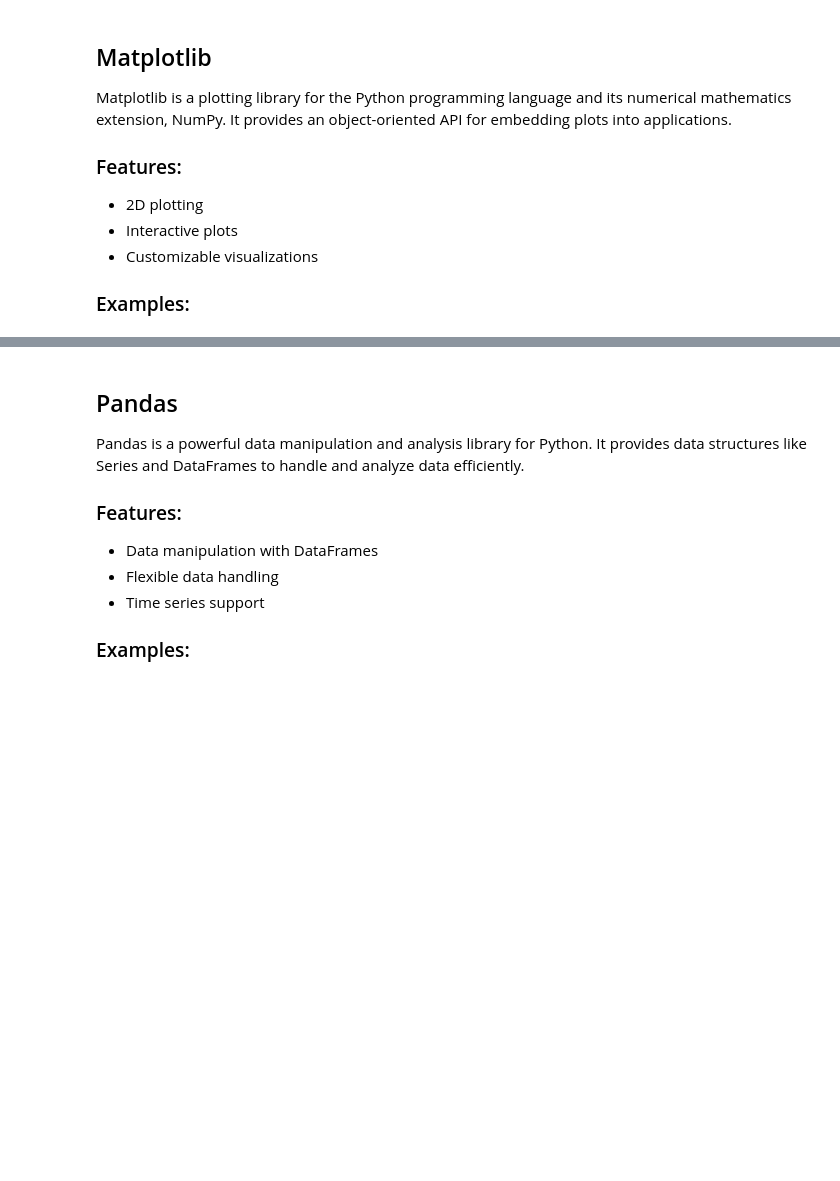
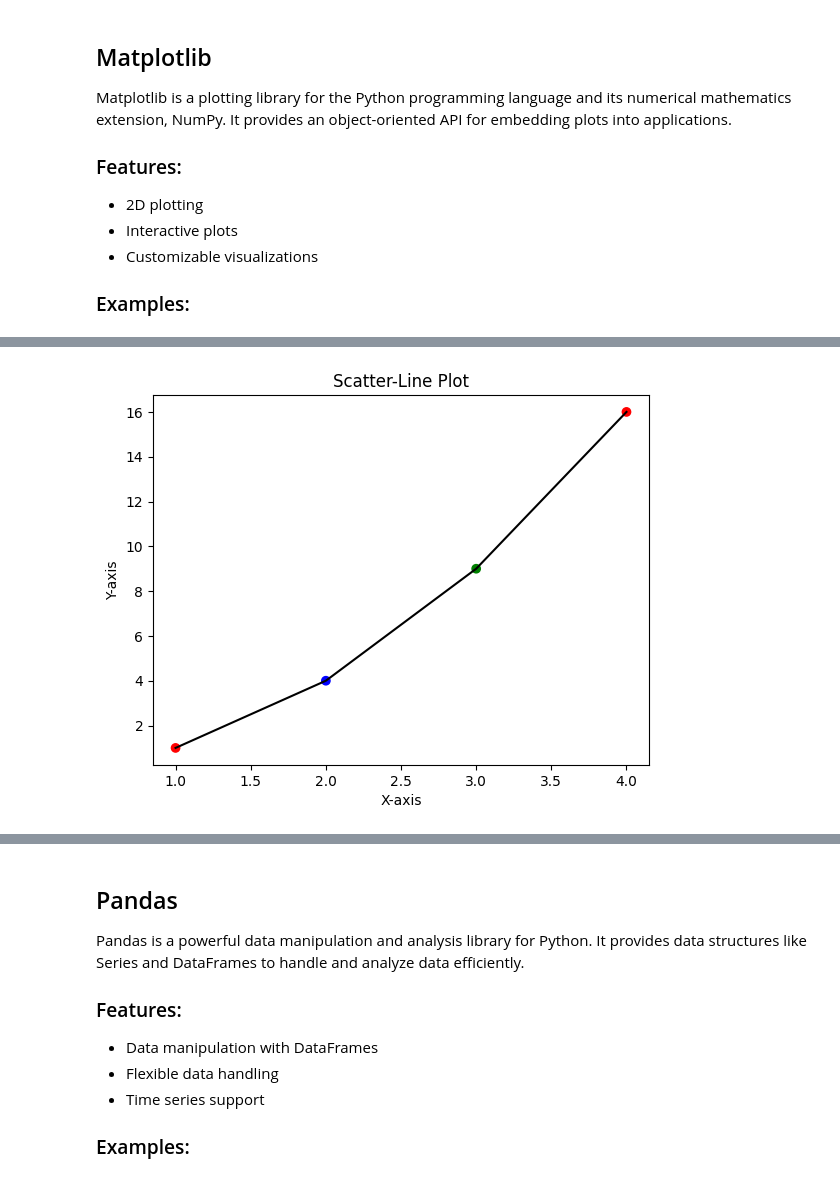
Before and after one commit to shahab271069/Advanced-Time-series-analysis, a Jupyter notebook: Python_third_session.ipynb, the cells around one changed output, grey strips where cells are left out. Drawn from its saved outputs; the diff is of its cells as text; code cells hidden in the pictures; blank space fills up the shorter version.

```diff
--- a/Python_third_session.ipynb
+++ b/Python_third_session.ipynb
@@ -646,0 +774,10 @@ plt.show()
+# %%
+# Example 3: Scatter and line plot
+plt.scatter([1, 2, 3, 4], [1, 4, 9, 16], c=['r','b','g','r'])
+plt.plot([1, 2, 3, 4], [1, 4, 9, 16],c='k')
+plt.title('Scatter-Line Plot')
+plt.xlabel('X-axis')
+plt.ylabel('Y-axis')
+plt.show()
+# %% [output]
+[figure, added]
```
Also changed, not shown: parts of 31 cells of this notebook.
